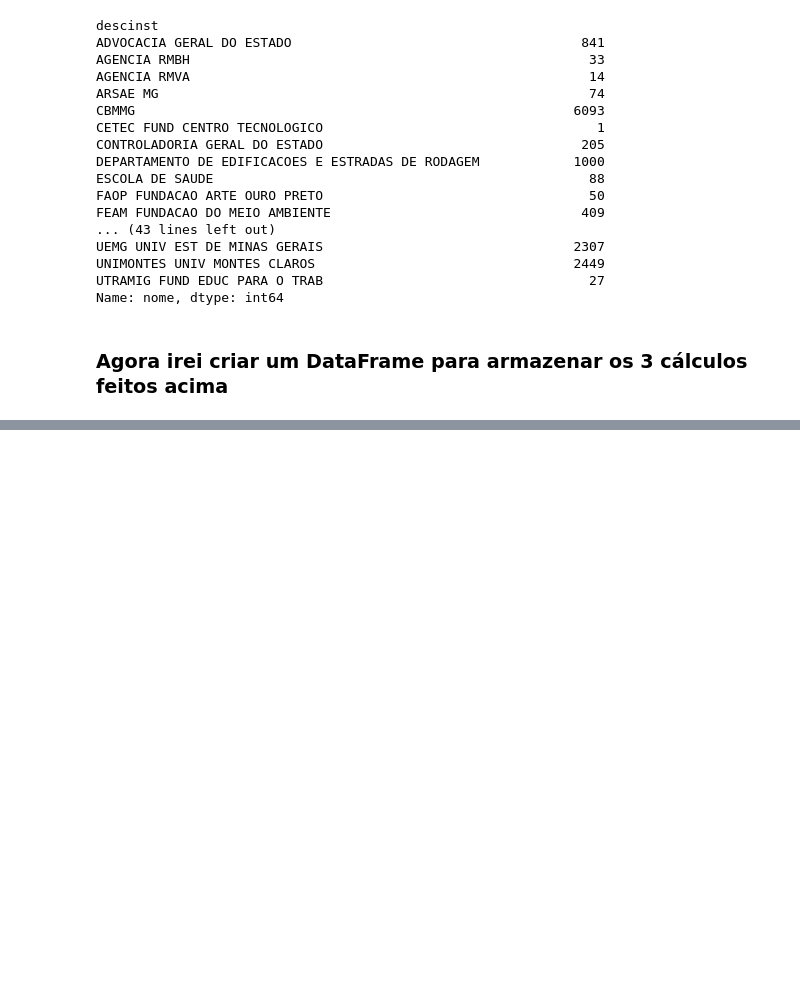
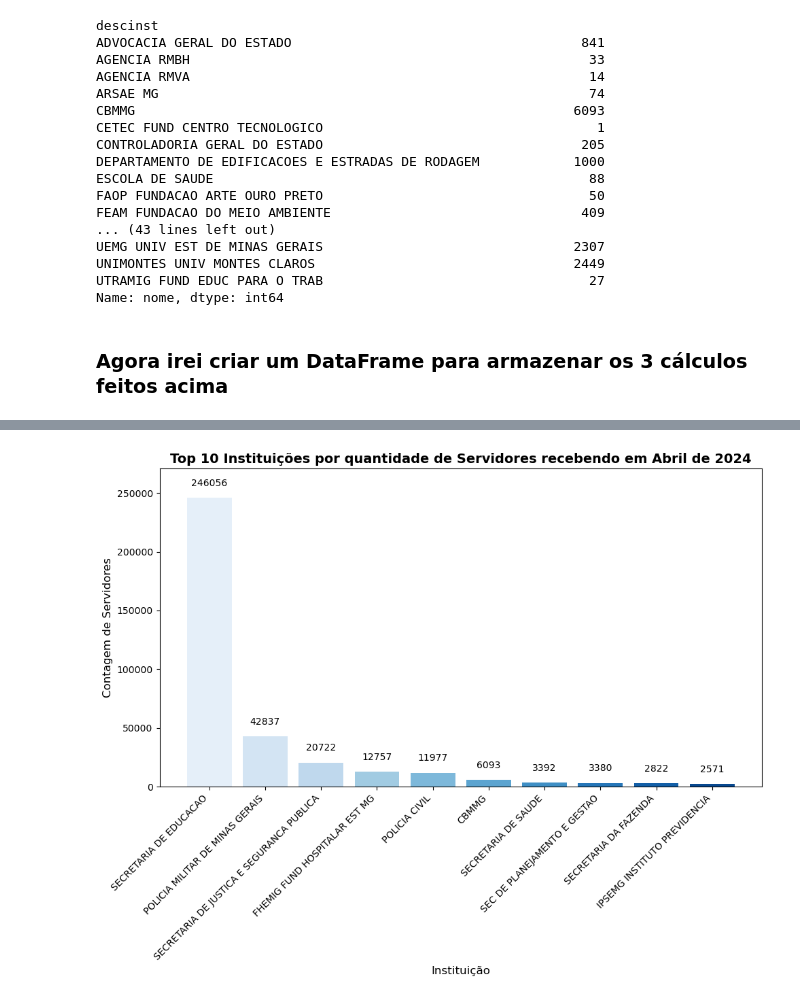
Before and after one commit to MichelleMapelli/estudo_Python, a Jupyter notebook: ServidoresMG_Abril_2024.ipynb, the cells around one changed output, grey strips where cells are left out. Cells and saved outputs as stored; diff of their text form; code cells hidden in the pictures; blank space fills up the shorter version.

```diff
--- a/ServidoresMG_Abril_2024.ipynb
+++ b/ServidoresMG_Abril_2024.ipynb
@@ -127,0 +156,31 @@ df_resultado_descinst.head(5)
+# %%
+# Ordenar pelo valor contagem_nome de forma decrescente
+df_resultado_descinst_contagem = df_resultado_descinst.sort_values(by='contagem_nome', ascending=False)
+
+# Selecionar os top 10 maiores quantidades de servidores recebendo em Abril/2024
+top_10_ser = df_resultado_descinst_contagem.head(10)
+
+#Configurar gráfico
+plt.figure(figsize=(10,8))
+plt.bar(top_10_ser.index, top_10_ser['contagem_nome'], color=paleta)
+
+# Adicionar títulos e rótulos
+plt.title('Top 10 Instituições por quantidade de Servidores recebendo em Abril de 2024', fontsize=14, fontweight='bold')
+plt.xlabel('Instituição', fontsize=12)
+plt.ylabel('Contagem de Servidores', fontsize=12)
+
+# Aumentar o limite superior do eixo y
+plt.ylim(0, top_10_ser['contagem_nome'].max() * 1.1)
+
+# Adicionar rótulos nas barras
+for i, value in enumerate(top_10_ser['contagem_nome']):
+    plt.text(i, value + 10000, f'{value:.0f}', ha='center', fontsize=10)
+
+# Aprimirar o Layout
+plt.xticks(rotation=45, ha='right')
+plt.tight_layout()
+
+# Apresentar gráfico
+plt.show()
+# %% [output]
+[figure, added]
```
Also changed, not shown: parts of 2 cells of this notebook.
